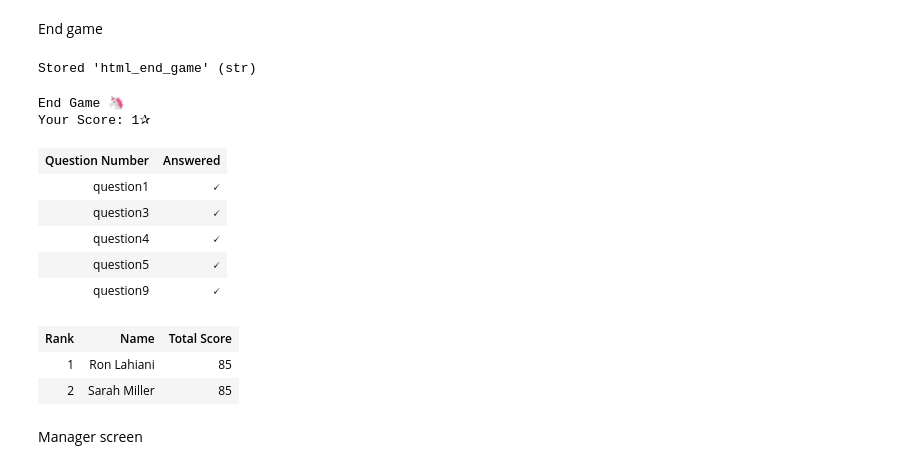
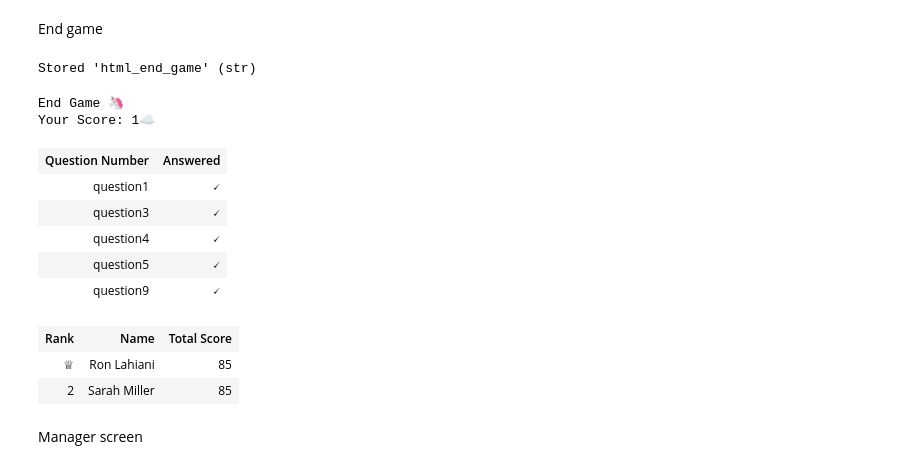
Before and after one commit to netaamz/python-quiz-google-colab, a Jupyter notebook: pythongame.ipynb, the cells around one changed output. Drawn from its saved outputs; the diff is of its cells as text; code cells hidden in the pictures.

```diff
--- a/pythongame.ipynb
+++ b/pythongame.ipynb
@@ -480,7 +480,7 @@ table_html = f'''
         <th>Name</th>
         <th>Total Score</th>
     </tr>
-    {''.join(f'<tr style="background-color: {"rgba(76, 175, 80, 0.3)" if user[0] == tempUsername else "transparent"}"><td>{i+1}</td><td>{user[1]}</td><td>{user[2]}</td></tr>' for i, user in enumerate(sorted_list_of_scores))}
+    {''.join(f'<tr style="background-color: {"rgba(76, 175, 80, 0.3)" if user[0] == tempUsername else "transparent"}"><td>{"♕" if i == 0 else i+1}</td><td>{user[1]}</td><td>{user[2]}</td></tr>' for i, user in enumerate(sorted_list_of_scores))}
 </table>
 '''
 
@@ -600,7 +600,7 @@ html_end_game = f'''
     <div class="container">
         <h1 class="tracking-in-expand" style="{h1CSS}">End Game 🦄</h1>
 
-        <div class="user-score-label">Your Score: {score}✰</div>
+        <div class="user-score-label">Your Score: {score}☁</div>
         <div class="tab-container">
             <button class="tab" onclick="openTab(event, 'Table1')">Game review</button>
             <button class="tab" onclick="openTab(event, 'Table2')">Leaderboard</button>
@@ -629,35 +629,35 @@ html_end_game = f'''
 def openQuiz():
     global numOfQuestion
     global score
     numOfQuestion=0
     score=0
     if(numOfQuestion < len(questions)-1):
         numOfQuestion += 1
         displayQuestion(numOfQuestion, questions[numOfQuestion], score)
 
 def mainScreen():
   clear_output()
   display(IPython.display.HTML(html_mainScreen))
 
 
 google.colab.output.register_callback('handle_return_to_main_screen', mainScreen)
 
 google.colab.output.register_callback('handle_quiz', openQuiz)
 
 %store html_end_game
 display(IPython.display.HTML(html_end_game))
 # %% [output]
 Stored 'html_end_game' (str)
 End Game 🦄
-Your Score: 1✰
+Your Score: 1☁
 | Question Number | Answered |
 | question1 | 🗸 |
 | question3 | 🗸 |
 | question4 | 🗸 |
 | question5 | 🗸 |
 | question9 | 🗸 |
 | Rank | Name | Total Score |
-| 1 | Ron Lahiani | 85 |
+| ♕ | Ron Lahiani | 85 |
 | 2 | Sarah Miller | 85 |
 # %% [markdown]
 Manager screen
```
